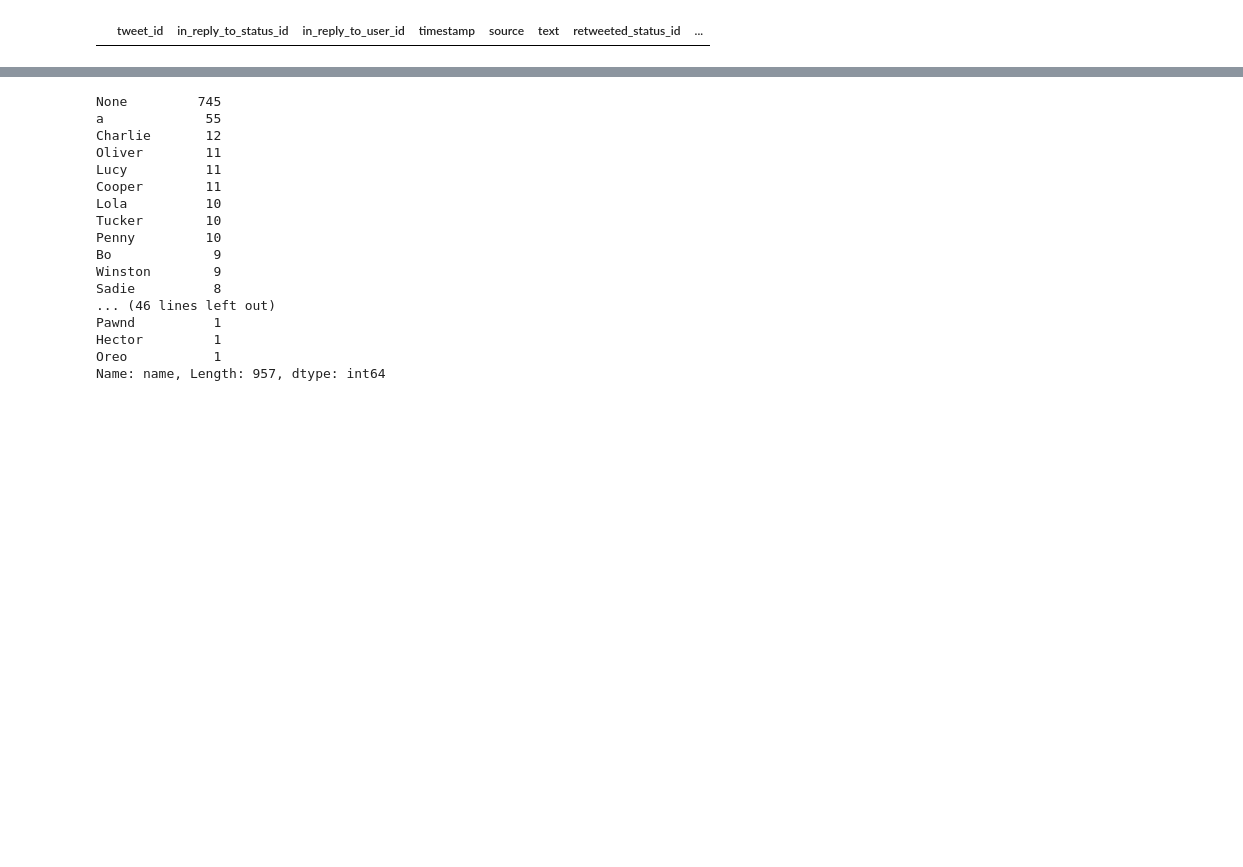
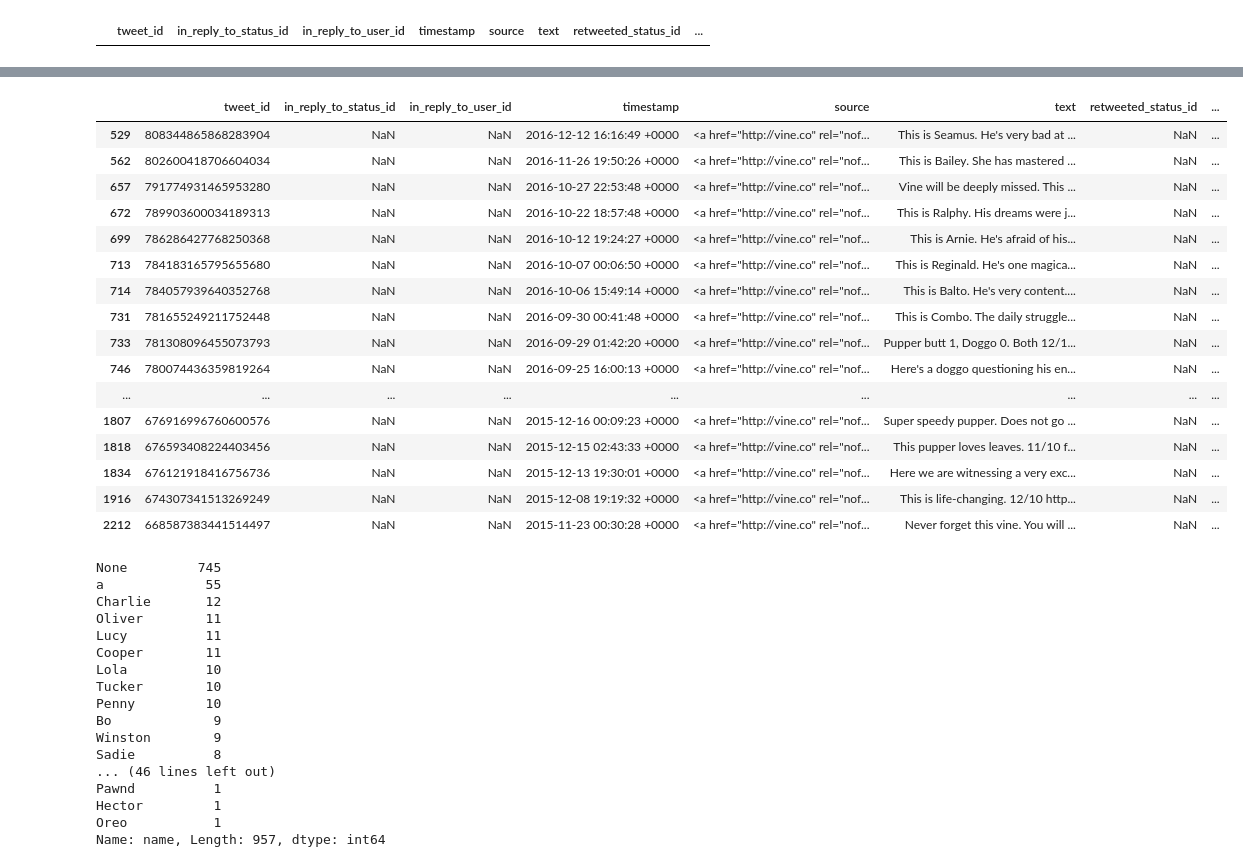
Before and after one commit to mccormd1/Analytics_Nanodegree, a Jupyter notebook: 3-Data Wrangling/Final_Project/wrangle_act.ipynb, the cells around one changed output, grey strips where cells are left out. Drawn from its saved outputs; the diff is of its cells as text; code cells hidden in the pictures; blank space fills up the shorter version.

```diff
--- a/3-Data Wrangling/Final_Project/wrangle_act.ipynb
+++ b/3-Data Wrangling/Final_Project/wrangle_act.ipynb
@@ -278,3 +286,23 @@ df_dog[df_dog.tweet_id.duplicated()]
+# %%
+df_dog[df_dog.source=='<a href="http://vine.co" rel="nofollow">Vine - Make a Scene</a>']
+# %% [output]
+|  | tweet_id | in_reply_to_status_id | in_reply_to_user_id | timestamp | source | text | retweeted_status_id | ... |
+| 529 | 808344865868283904 | NaN | NaN | 2016-12-12 16:16:49 +0000 | <a href="http://vine.co" rel="nof... | This is Seamus. He's very bad at ... | NaN | ... |
+| 562 | 802600418706604034 | NaN | NaN | 2016-11-26 19:50:26 +0000 | <a href="http://vine.co" rel="nof... | This is Bailey. She has mastered ... | NaN | ... |
+| 657 | 791774931465953280 | NaN | NaN | 2016-10-27 22:53:48 +0000 | <a href="http://vine.co" rel="nof... | Vine will be deeply missed. This ... | NaN | ... |
+| 672 | 789903600034189313 | NaN | NaN | 2016-10-22 18:57:48 +0000 | <a href="http://vine.co" rel="nof... | This is Ralphy. His dreams were j... | NaN | ... |
+| 699 | 786286427768250368 | NaN | NaN | 2016-10-12 19:24:27 +0000 | <a href="http://vine.co" rel="nof... | This is Arnie. He's afraid of his... | NaN | ... |
+| 713 | 784183165795655680 | NaN | NaN | 2016-10-07 00:06:50 +0000 | <a href="http://vine.co" rel="nof... | This is Reginald. He's one magica... | NaN | ... |
+| 714 | 784057939640352768 | NaN | NaN | 2016-10-06 15:49:14 +0000 | <a href="http://vine.co" rel="nof... | This is Balto. He's very content.... | NaN | ... |
+| 731 | 781655249211752448 | NaN | NaN | 2016-09-30 00:41:48 +0000 | <a href="http://vine.co" rel="nof... | This is Combo. The daily struggle... | NaN | ... |
+| 733 | 781308096455073793 | NaN | NaN | 2016-09-29 01:42:20 +0000 | <a href="http://vine.co" rel="nof... | Pupper butt 1, Doggo 0. Both 12/1... | NaN | ... |
+| 746 | 780074436359819264 | NaN | NaN | 2016-09-25 16:00:13 +0000 | <a href="http://vine.co" rel="nof... | Here's a doggo questioning his en... | NaN | ... |
+| ... | ... | ... | ... | ... | ... | ... | ... | ... |
+| 1807 | 676916996760600576 | NaN | NaN | 2015-12-16 00:09:23 +0000 | <a href="http://vine.co" rel="nof... | Super speedy pupper. Does not go ... | NaN | ... |
+| 1818 | 676593408224403456 | NaN | NaN | 2015-12-15 02:43:33 +0000 | <a href="http://vine.co" rel="nof... | This pupper loves leaves. 11/10 f... | NaN | ... |
+| 1834 | 676121918416756736 | NaN | NaN | 2015-12-13 19:30:01 +0000 | <a href="http://vine.co" rel="nof... | Here we are witnessing a very exc... | NaN | ... |
+| 1916 | 674307341513269249 | NaN | NaN | 2015-12-08 19:19:32 +0000 | <a href="http://vine.co" rel="nof... | This is life-changing. 12/10 http... | NaN | ... |
+| 2212 | 668587383441514497 | NaN | NaN | 2015-11-23 00:30:28 +0000 | <a href="http://vine.co" rel="nof... | Never forget this vine. You will ... | NaN | ... |
 # %%
 df_dog.name.value_counts()
 # %% [output]
```
Also changed, not shown: parts of 23 cells of this notebook.
